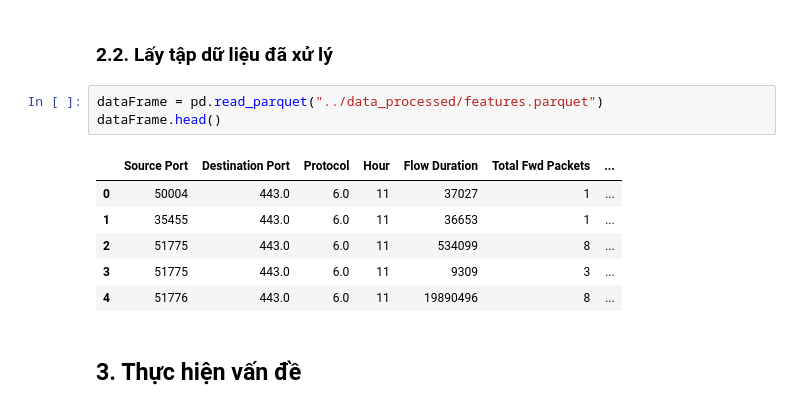
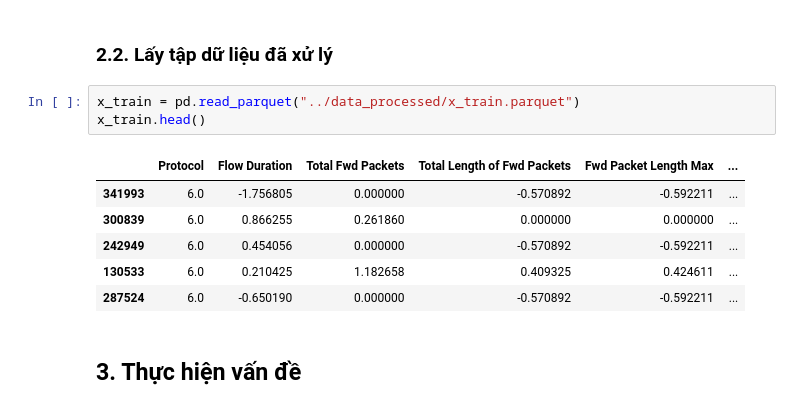
Before and after one commit to VietDQ1904/DataMining-Project-2026, a Jupyter notebook: source/model/model.ipynb, the cells around one changed output. Cells and saved outputs as stored; diff of their text form.

```diff
--- a/source/model/model.ipynb
+++ b/source/model/model.ipynb
@@ -25,15 +25,15 @@ pd.set_option("display.max_rows", 500)
 # %% [markdown]
 ### 2.2. Lấy tập dữ liệu đã xử lý
 # %%
-dataFrame = pd.read_parquet("../data_processed/features.parquet")
-dataFrame.head()
+x_train = pd.read_parquet("../data_processed/x_train.parquet")
+x_train.head()
 # %% [output]
-|  | Source Port | Destination Port | Protocol | Hour | Flow Duration | Total Fwd Packets | ... |
-| 0 | 50004 | 443.0 | 6.0 | 11 | 37027 | 1 | ... |
-| 1 | 35455 | 443.0 | 6.0 | 11 | 36653 | 1 | ... |
-| 2 | 51775 | 443.0 | 6.0 | 11 | 534099 | 8 | ... |
-| 3 | 51775 | 443.0 | 6.0 | 11 | 9309 | 3 | ... |
-| 4 | 51776 | 443.0 | 6.0 | 11 | 19890496 | 8 | ... |
+|  | Protocol | Flow Duration | Total Fwd Packets | Total Length of Fwd Packets | Fwd Packet Length Max | ... |
+| 341993 | 6.0 | -1.756805 | 0.000000 | -0.570892 | -0.592211 | ... |
+| 300839 | 6.0 | 0.866255 | 0.261860 | 0.000000 | 0.000000 | ... |
+| 242949 | 6.0 | 0.454056 | 0.000000 | -0.570892 | -0.592211 | ... |
+| 130533 | 6.0 | 0.210425 | 1.182658 | 0.409325 | 0.424611 | ... |
+| 287524 | 6.0 | -0.650190 | 0.000000 | -0.570892 | -0.592211 | ... |
 # %% [markdown]
 ## **3. Thực hiện vấn đề**
 # %%
```
Also changed, not shown: parts of 2 cells of this notebook, 1 other file.
